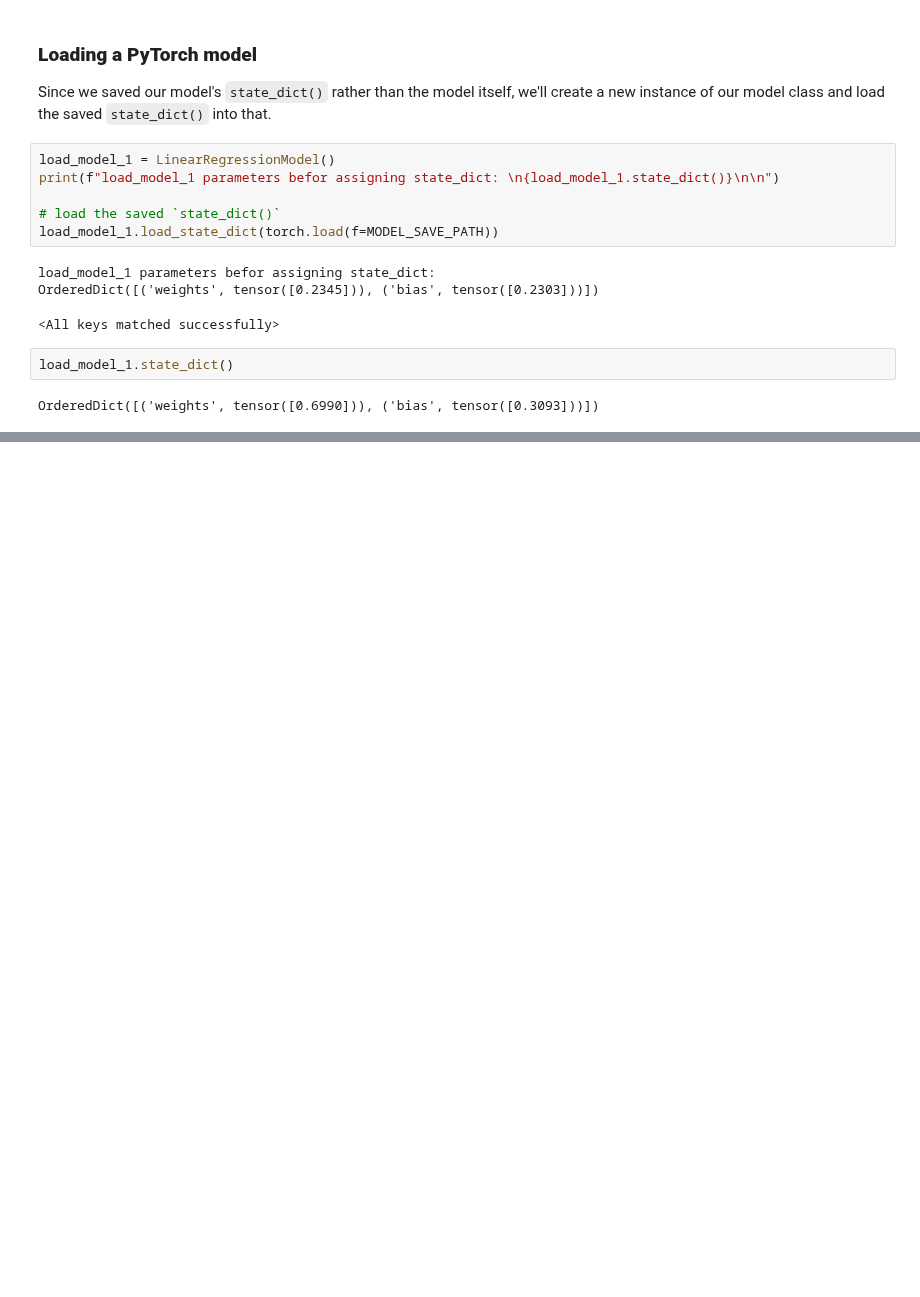
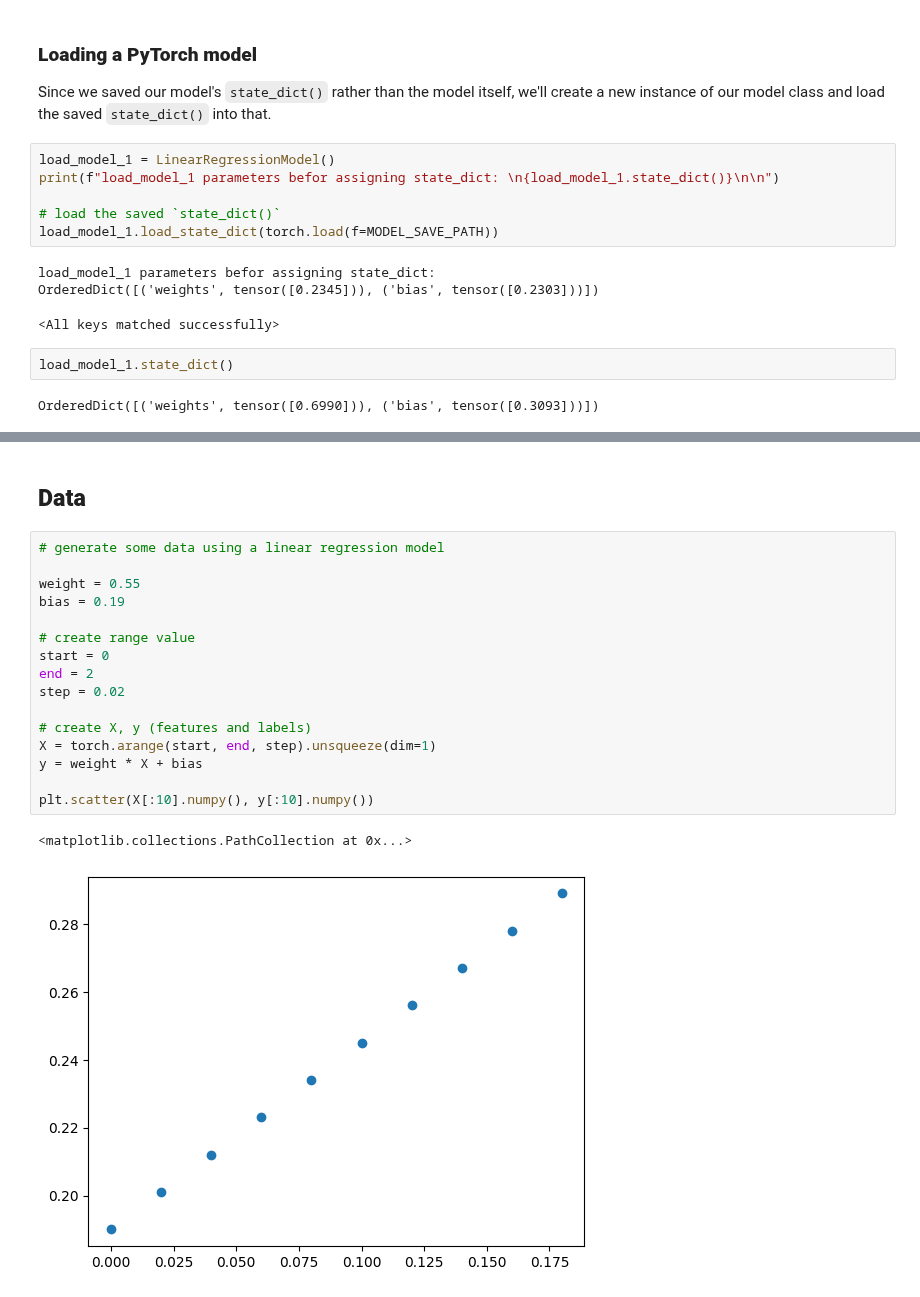
Before and after one commit to mirpouya/Pytorch_Tutorial, a Jupyter notebook: 01_PyTorch_Workflow.ipynb, the cells around one changed output, grey strips where cells are left out. Drawn from its saved outputs; the diff is of its cells as text; blank space fills up the shorter version.

```diff
--- a/01_PyTorch_Workflow.ipynb
+++ b/01_PyTorch_Workflow.ipynb
@@ -552,0 +602,21 @@ OrderedDict([('weights', tensor([0.6990])), ('bias', tensor([0.3093]))])
+# %% [markdown]
+## <b> Data </b>
+# %%
+# generate some data using a linear regression model
+
+weight = 0.55
+bias = 0.19
+
+# create range value
+start = 0
+end = 2
+step = 0.02
+
+# create X, y (features and labels)
+X = torch.arange(start, end, step).unsqueeze(dim=1)
+y = weight * X + bias
+
+plt.scatter(X[:10].numpy(), y[:10].numpy())
+# %% [output]
+<matplotlib.collections.PathCollection at 0x...>
+[figure, added]
```
Also changed, not shown: parts of 17 cells of this notebook.
